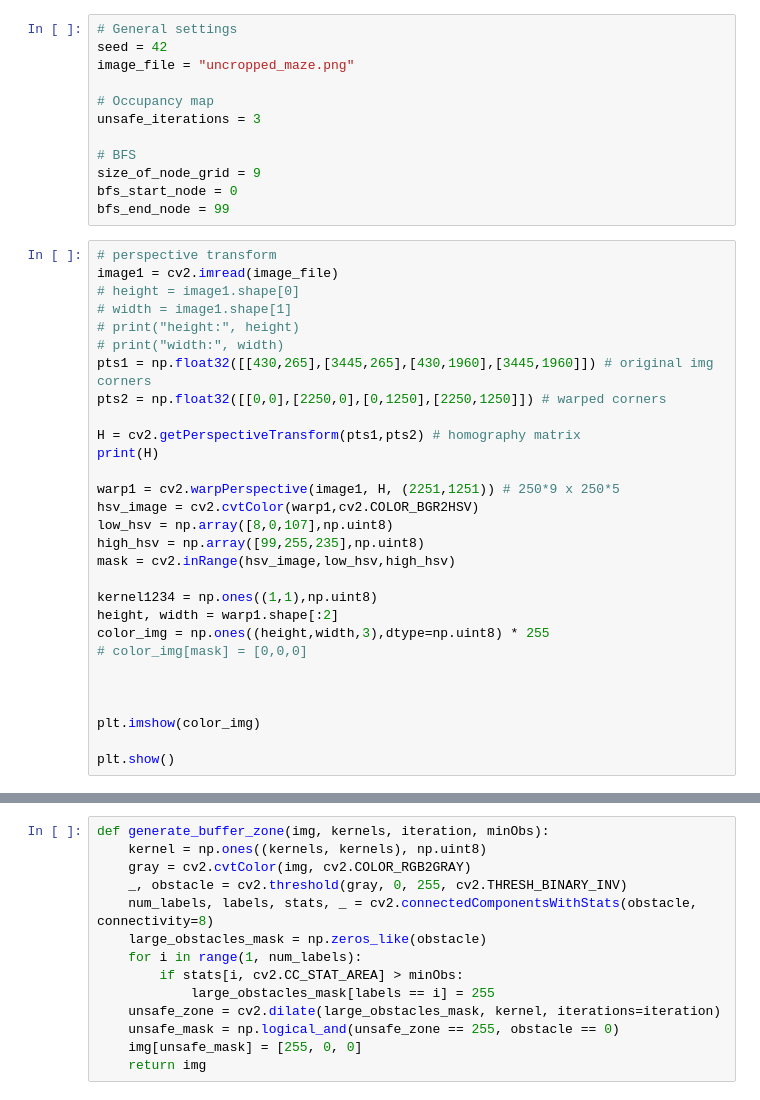
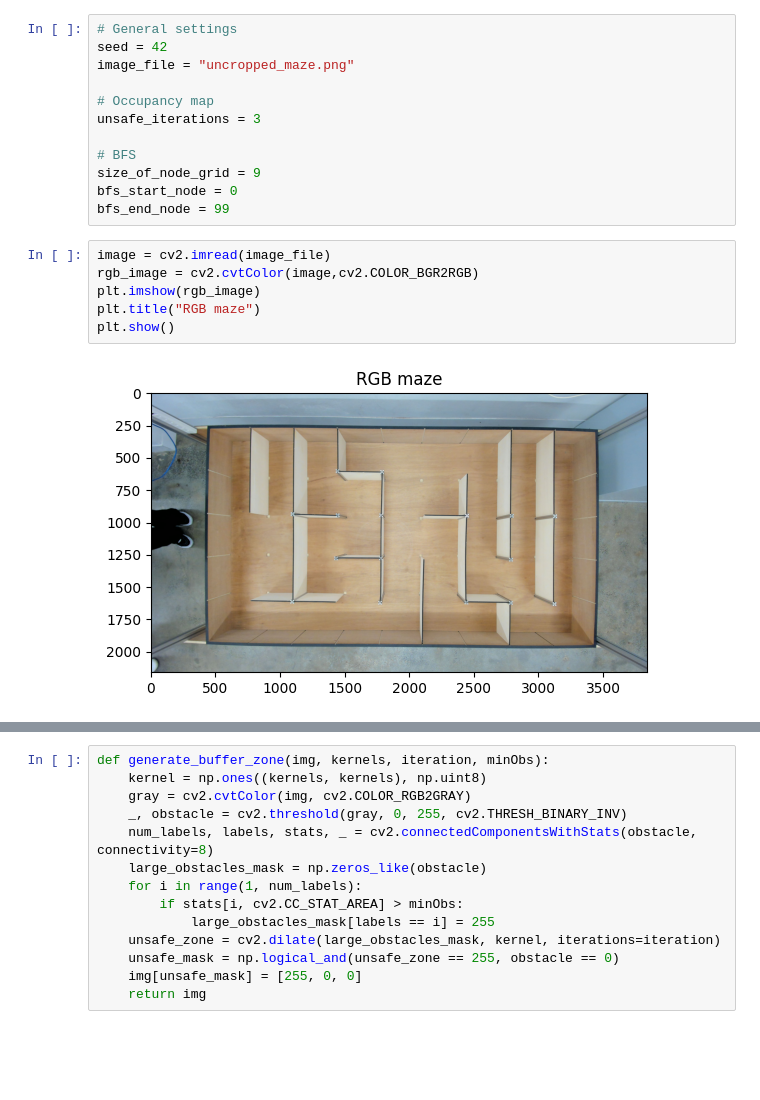
Before and after one commit to KevChen2003/Micromouse-Project, a Jupyter notebook: path_planning.ipynb, the cells around one changed output, grey strips where cells are left out. Drawn from its saved outputs; the diff is of its cells as text; blank space fills up the shorter version.

```diff
--- a/path_planning.ipynb
+++ b/path_planning.ipynb
@@ -22,31 +22,10 @@ size_of_node_grid = 9
 bfs_start_node = 0
 bfs_end_node = 99
 # %%
-# perspective transform
-image1 = cv2.imread(image_file)
-# height = image1.shape[0]
-# width = image1.shape[1]
-# print("height:", height)
-# print("width:", width)
-pts1 = np.float32([[430,265],[3445,265],[430,1960],[3445,1960]]) # original img corners
-pts2 = np.float32([[0,0],[2250,0],[0,1250],[2250,1250]]) # warped corners
-
-H = cv2.getPerspectiveTransform(pts1,pts2) # homography matrix
-print(H)
-
-warp1 = cv2.warpPerspective(image1, H, (2251,1251)) # 250*9 x 250*5
-hsv_image = cv2.cvtColor(warp1,cv2.COLOR_BGR2HSV)
-low_hsv = np.array([8,0,107],np.uint8)
-high_hsv = np.array([99,255,235],np.uint8)
-mask = cv2.inRange(hsv_image,low_hsv,high_hsv)
-
-kernel1234 = np.ones((1,1),np.uint8)
-height, width = warp1.shape[:2]
-color_img = np.ones((height,width,3),dtype=np.uint8) * 255
-# color_img[mask] = [0,0,0]
-
-
-
-plt.imshow(color_img)
-
+image = cv2.imread(image_file)
+rgb_image = cv2.cvtColor(image,cv2.COLOR_BGR2RGB)
+plt.imshow(rgb_image)
+plt.title("RGB maze")
 plt.show()
+# %% [output]
+[figure, added]
```
Also changed, not shown: parts of 4 cells of this notebook, 7 other files.
